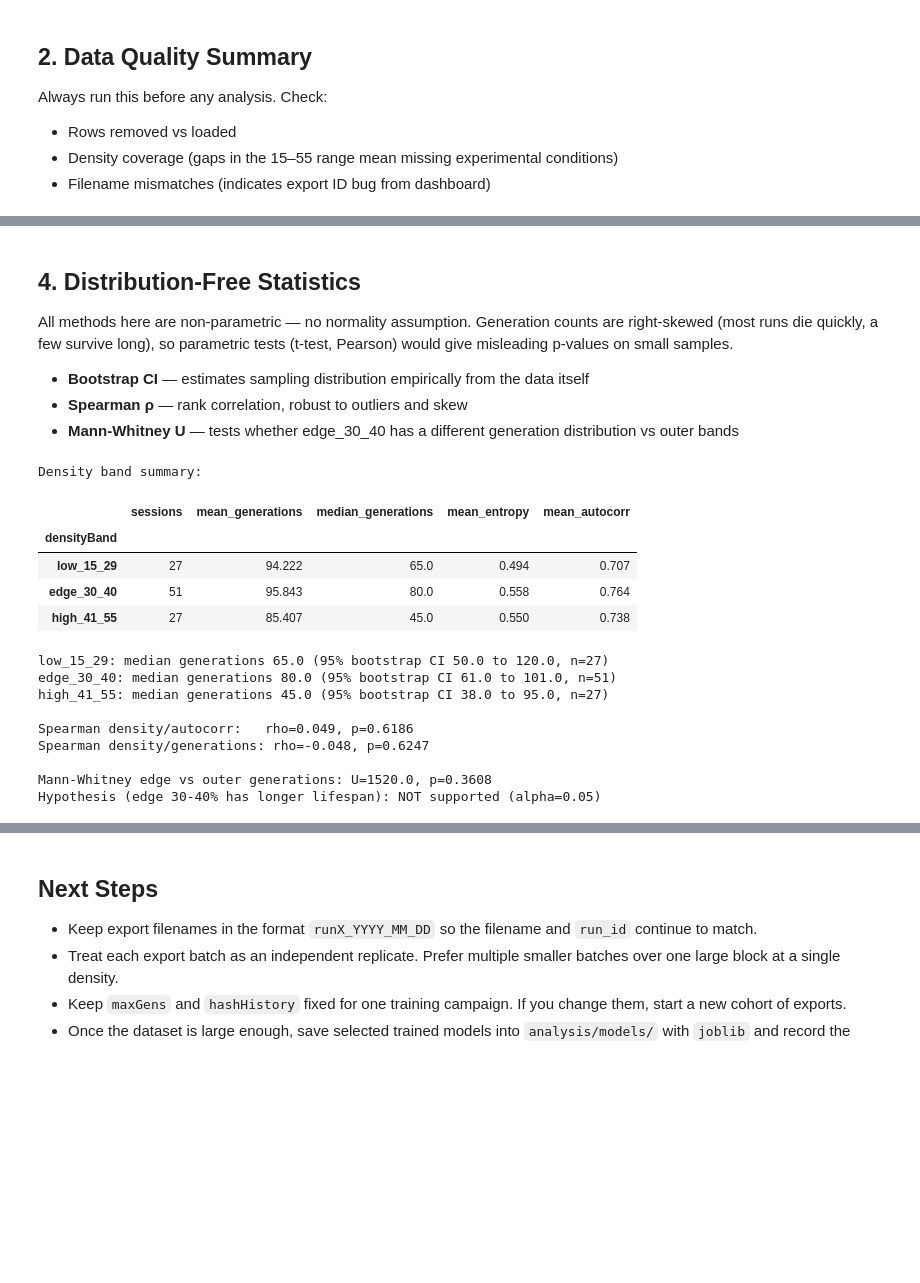
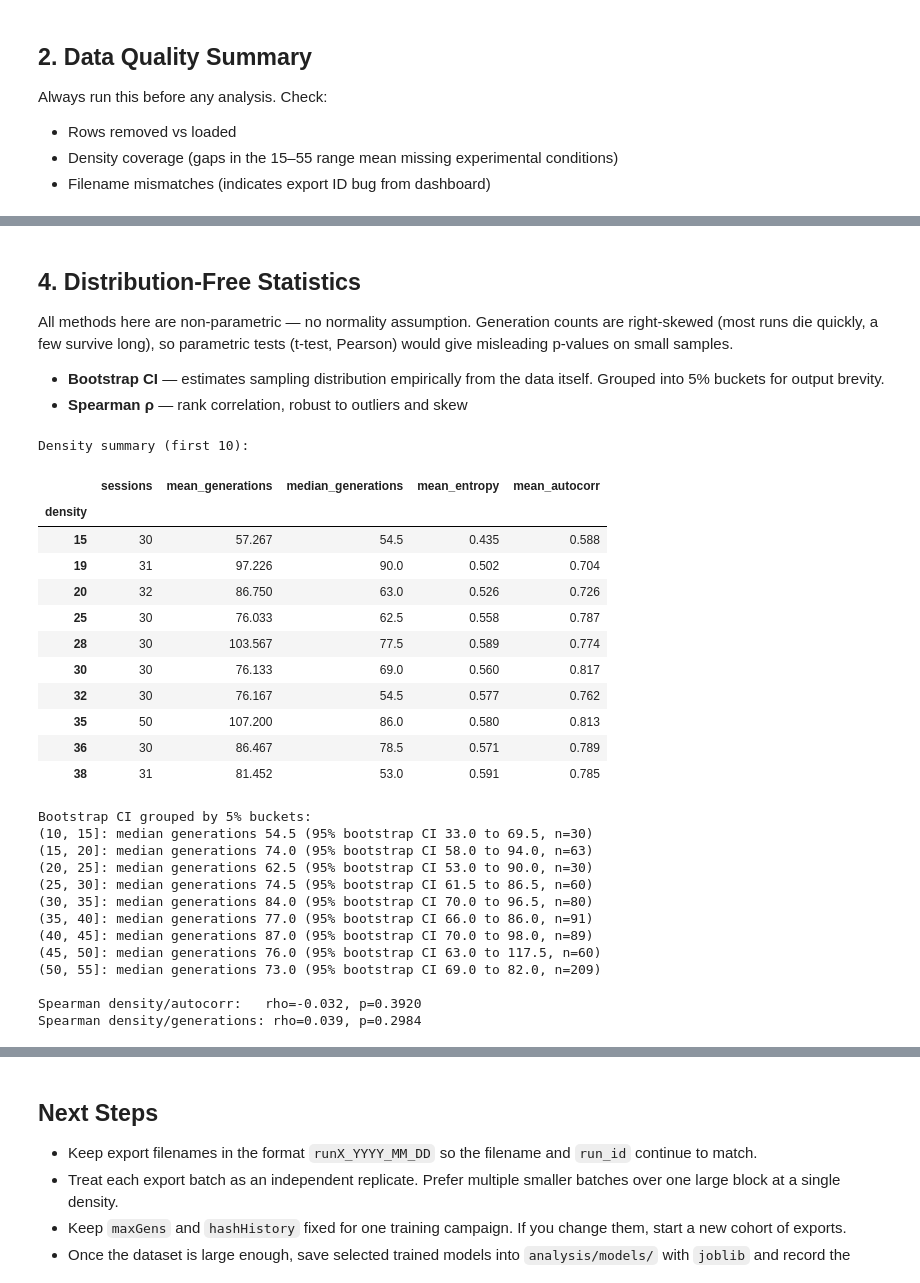
Before and after one commit to maxi-cmyk/conway_game_of_life, a Jupyter notebook: analysis/game_of_life.ipynb, the cells around one changed output, grey strips where cells are left out. Drawn from its saved outputs; the diff is of its cells as text; code cells hidden in the pictures; blank space fills up the shorter version.

```diff
--- a/analysis/game_of_life.ipynb
+++ b/analysis/game_of_life.ipynb
@@ -12,6 +12,7 @@ Phase 6 analysis of exported dashboard CSVs from `analysis/data/`.
 6. Regression CV (quadratic density → generations)
 # %%
 from pathlib import Path
+import joblib, os
 import warnings
 
 import numpy as np
@@ -21,15 +22,18 @@ import seaborn as sns
 
 from IPython.display import display
 from scipy import stats
-from sklearn.model_selection import StratifiedKFold, KFold, cross_validate
 from sklearn.tree import DecisionTreeClassifier
+from sklearn.ensemble import RandomForestClassifier, RandomForestRegressor
 from sklearn.linear_model import LogisticRegression, LinearRegression
 from sklearn.neighbors import KNeighborsClassifier
 from sklearn.pipeline import Pipeline
 from sklearn.preprocessing import PolynomialFeatures, StandardScaler
+from datetime import datetime
+from sklearn.model_selection import StratifiedKFold, KFold, cross_validate, cross_val_predict
 
 sns.set_theme(style='whitegrid')
 pd.set_option('display.max_columns', None)
+pd.set_option('display.max_rows', None)
 warnings.simplefilter('default')  # keep warnings visible — suppressing hides model failures
 # %% [markdown]
 ## 1. Load & Validate CSVs
@@ -249,9 +286,8 @@ All methods here are non-parametric — no normality assumption.
 Generation counts are right-skewed (most runs die quickly, a few survive long),
 so parametric tests (t-test, Pearson) would give misleading p-values on small samples.
 
-- **Bootstrap CI** — estimates sampling distribution empirically from the data itself
+- **Bootstrap CI** — estimates sampling distribution empirically from the data itself. Grouped into 5% buckets for output brevity.
 - **Spearman ρ** — rank correlation, robust to outliers and skew
-- **Mann-Whitney U** — tests whether edge_30_40 has a different generation distribution vs outer bands
 # %%
 def bootstrap_ci(values, func=np.median, n_boot=2000, seed=42):
     values = np.asarray(values, dtype=float)
@@ -261,66 +297,67 @@ def bootstrap_ci(values, func=np.median, n_boot=2000, seed=42):
     boot_stats = [func(rng.choice(values, size=len(values), replace=True)) for _ in range(n_boot)]
     low, high = np.percentile(boot_stats, [2.5, 97.5])
     return float(low), float(high)
 
-
-band_summary = (
-    df.groupby('densityBand', observed=False)
+density_summary = (
+    df.groupby('density', observed=False)
     .agg(
         sessions=('session', 'count'),
         mean_generations=('generations', 'mean'),
         median_generations=('generations', 'median'),
         mean_entropy=('avgEntropy', 'mean'),
         mean_autocorr=('autocorr', 'mean'),
     )
     .round(3)
 )
-print('Density band summary:')
-display(band_summary)
+print('Density summary (first 10):')
+display(density_summary.head(10))
 
-for band in ['low_15_29', 'edge_30_40', 'high_41_55']:
-    values = df.loc[df['densityBand'] == band, 'generations'].dropna()
+print('\nBootstrap CI grouped by 5% buckets:')
+df['density_bucket'] = pd.cut(df['density'], bins=np.arange(10, 65, 5))
+for band in sorted(df['density_bucket'].dropna().unique()):
+    values = df.loc[df['density_bucket'] == band, 'generations'].dropna()
     if len(values) >= 5:
         low_ci, high_ci = bootstrap_ci(values, func=np.median)
         print(f'{band}: median generations {np.median(values):.1f} '
               f'(95% bootstrap CI {low_ci:.1f} to {high_ci:.1f}, n={len(values)})')
     else:
         print(f'{band}: need at least 5 samples for bootstrap CI (n={len(values)})')
+df.drop(columns=['density_bucket'], inplace=True)
 
 if len(df) >= 8:
     rho, p = stats.spearmanr(df['density'], df['autocorr'])
     print(f'\nSpearman density/autocorr:   rho={rho:.3f}, p={p:.4f}')
     rho, p = stats.spearmanr(df['density'], df['generations'])
     print(f'Spearman density/generations: rho={rho:.3f}, p={p:.4f}')
 else:
     print('Need at least 8 rows for Spearman correlation.')
-
-edge_generations = df.loc[df['densityBand'] == 'edge_30_40', 'generations'].dropna()
-outer_generations = df.loc[df['densityBand'] != 'edge_30_40', 'generations'].dropna()
-
-print()
-if len(edge_generations) >= 5 and len(outer_generations) >= 5:
-    stat, p = stats.mannwhitneyu(edge_generations, outer_generations, alternative='two-sided')
-    print(f'Mann-Whitney edge vs outer generations: U={stat:.1f}, p={p:.4f}')
-    verdict = 'SUPPORTED' if p < 0.05 else 'NOT supported'
-    print(f'Hypothesis (edge 30-40% has longer lifespan): {verdict} (alpha=0.05)')
-else:
-    print('Need at least 5 edge and 5 outer samples for Mann-Whitney comparison.')
 # %% [output]
-Density band summary:
+Density summary (first 10):
 |  | sessions | mean_generations | median_generations | mean_entropy | mean_autocorr |
-| densityBand |  |  |  |  |  |
-| low_15_29 | 27 | 94.222 | 65.0 | 0.494 | 0.707 |
-| edge_30_40 | 51 | 95.843 | 80.0 | 0.558 | 0.764 |
-| high_41_55 | 27 | 85.407 | 45.0 | 0.550 | 0.738 |
+| density |  |  |  |  |  |
+| 15 | 30 | 57.267 | 54.5 | 0.435 | 0.588 |
+| 19 | 31 | 97.226 | 90.0 | 0.502 | 0.704 |
+| 20 | 32 | 86.750 | 63.0 | 0.526 | 0.726 |
+| 25 | 30 | 76.033 | 62.5 | 0.558 | 0.787 |
+| 28 | 30 | 103.567 | 77.5 | 0.589 | 0.774 |
+| 30 | 30 | 76.133 | 69.0 | 0.560 | 0.817 |
+| 32 | 30 | 76.167 | 54.5 | 0.577 | 0.762 |
+| 35 | 50 | 107.200 | 86.0 | 0.580 | 0.813 |
+| 36 | 30 | 86.467 | 78.5 | 0.571 | 0.789 |
+| 38 | 31 | 81.452 | 53.0 | 0.591 | 0.785 |
-low_15_29: median generations 65.0 (95% bootstrap CI 50.0 to 120.0, n=27)
-edge_30_40: median generations 80.0 (95% bootstrap CI 61.0 to 101.0, n=51)
-high_41_55: median generations 45.0 (95% bootstrap CI 38.0 to 95.0, n=27)
+Bootstrap CI grouped by 5% buckets:
+(10, 15]: median generations 54.5 (95% bootstrap CI 33.0 to 69.5, n=30)
+(15, 20]: median generations 74.0 (95% bootstrap CI 58.0 to 94.0, n=63)
+(20, 25]: median generations 62.5 (95% bootstrap CI 53.0 to 90.0, n=30)
+(25, 30]: median generations 74.5 (95% bootstrap CI 61.5 to 86.5, n=60)
+(30, 35]: median generations 84.0 (95% bootstrap CI 70.0 to 96.5, n=80)
+(35, 40]: median generations 77.0 (95% bootstrap CI 66.0 to 86.0, n=91)
+(40, 45]: median generations 87.0 (95% bootstrap CI 70.0 to 98.0, n=89)
+(45, 50]: median generations 76.0 (95% bootstrap CI 63.0 to 117.5, n=60)
+(50, 55]: median generations 73.0 (95% bootstrap CI 69.0 to 82.0, n=209)
 
-Spearman density/autocorr:   rho=0.049, p=0.6186
-Spearman density/generations: rho=-0.048, p=0.6247
-
-Mann-Whitney edge vs outer generations: U=1520.0, p=0.3608
-Hypothesis (edge 30-40% has longer lifespan): NOT supported (alpha=0.05)
+Spearman density/autocorr:   rho=-0.032, p=0.3920
+Spearman density/generations: rho=0.039, p=0.2984
 # %% [markdown]
 ## 5. Classification & Regression
 
```
Also changed, not shown: parts of 9 cells of this notebook, 7 other files.
